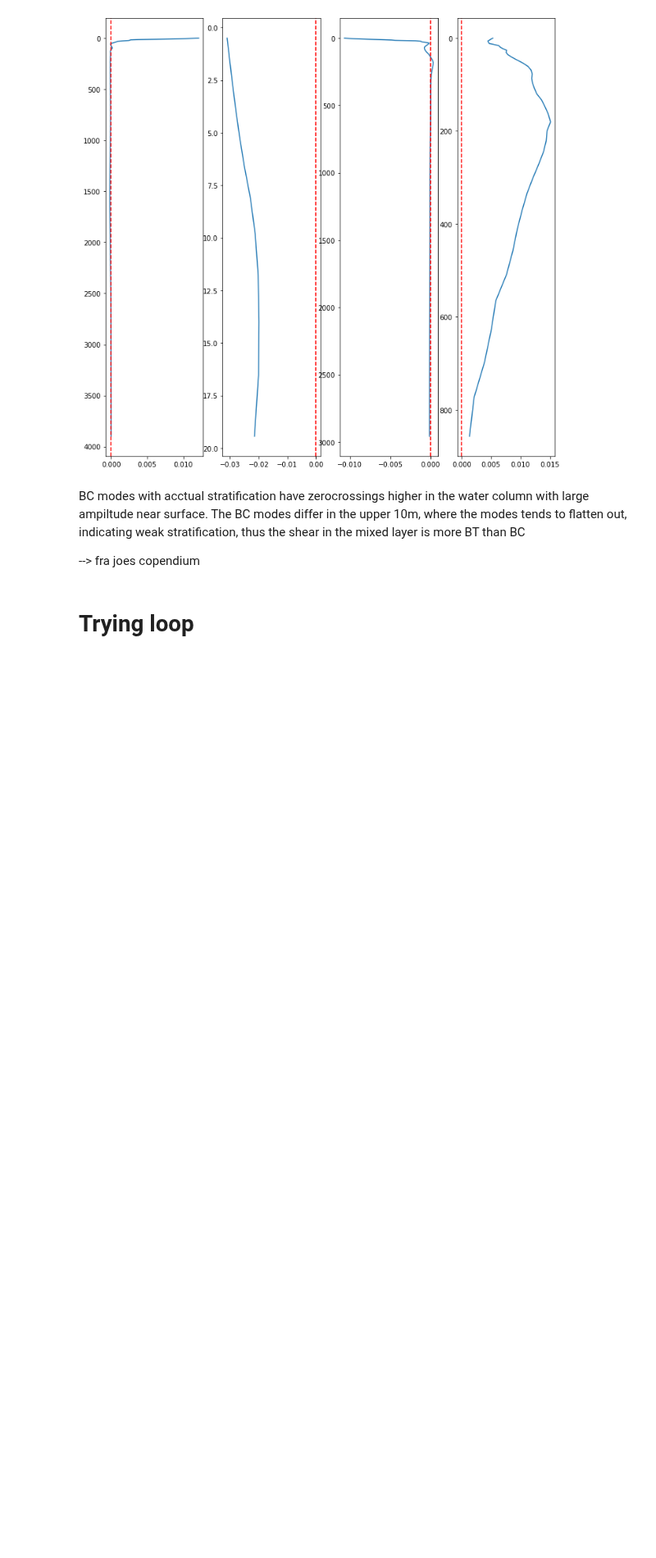
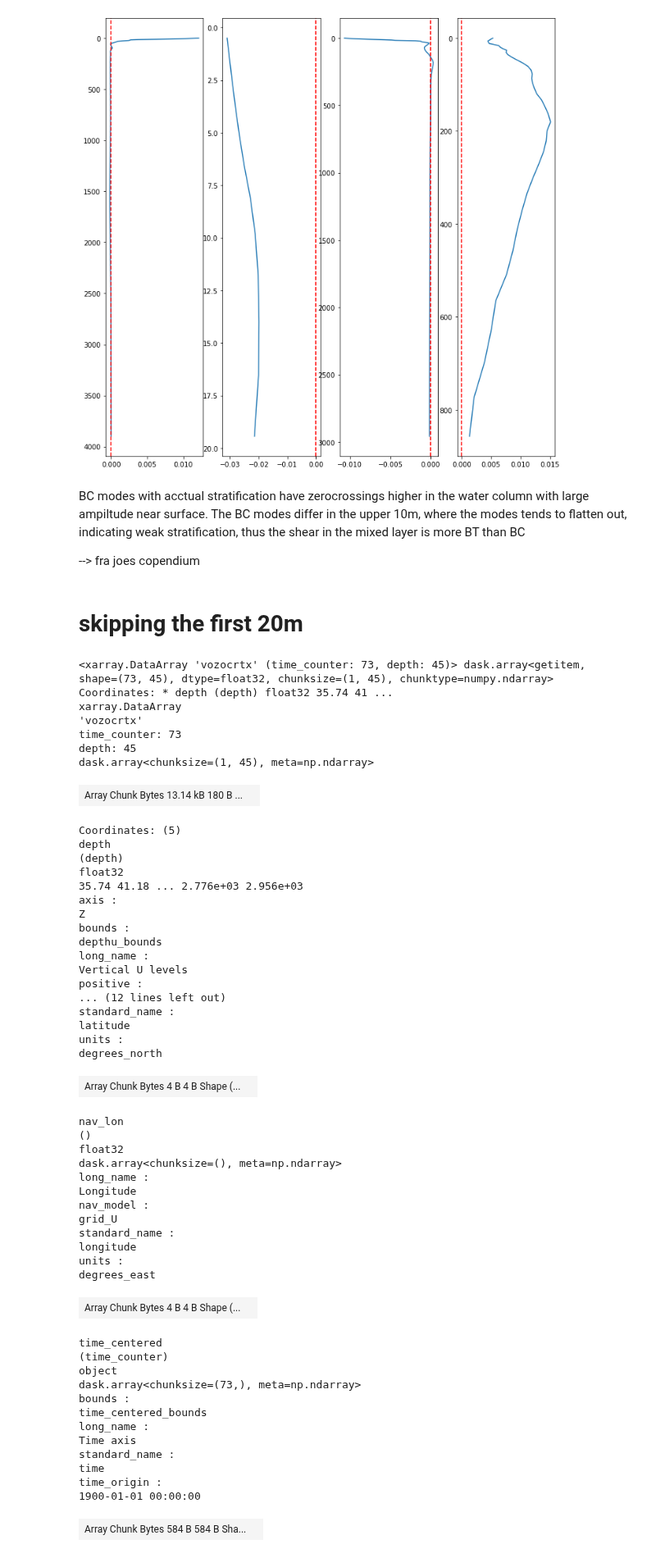
Before and after one commit to kaje2301/Master_2022, a Jupyter notebook: PCz_calculation.ipynb, the cells around one changed output. Shown at 82% size. Saved outputs shown, nothing was run; the diff lists cells and outputs as text; code cells hidden in the pictures; blank space fills up the shorter version.

Commit message:
jobber med å få robust data

```diff
--- a/PCz_calculation.ipynb
+++ b/PCz_calculation.ipynb
@@ -224,5 +224,5 @@ ax4.invert_yaxis()
  BC modes with acctual stratification have zerocrossings higher in the water column with large ampiltude near surface. The BC modes differ in the upper 10m, where the modes tends to flatten out, indicating weak stratification, thus the shear in the mixed layer is more BT than BC
 
  --> fra joes copendium
-# %% [markdown]
-# Trying loop
+# %% [markdown]
+# skipping the first 20m
@@ -228,0 +245,58 @@ ax4.invert_yaxis()
+# %%
+x=500
+y=500
+d = mbathy.isel(x=x, y=y).values
+dyp = u.isel(x=x, y=y, depth = slice(15,d-1))
+dyp
+# %% [output]
+<xarray.DataArray 'vozocrtx' (time_counter: 73, depth: 45)> dask.array<getitem, shape=(73, 45), dtype=float32, chunksize=(1, 45), chunktype=numpy.ndarray> Coordinates: * depth (depth) float32 35.74 41 ...
+xarray.DataArray
+'vozocrtx'
+time_counter: 73
+depth: 45
+dask.array<chunksize=(1, 45), meta=np.ndarray>
+| Array Chunk Bytes 13.14 kB 180 B ... |  |
+Coordinates: (5)
+depth
+(depth)
+float32
+35.74 41.18 ... 2.776e+03 2.956e+03
+axis :
+Z
+bounds :
+depthu_bounds
+long_name :
+Vertical U levels
+positive :
+... (12 lines left out)
+standard_name :
+latitude
+units :
+degrees_north
+| Array Chunk Bytes 4 B 4 B Shape (... |  |
+nav_lon
+()
+float32
+dask.array<chunksize=(), meta=np.ndarray>
+long_name :
+Longitude
+nav_model :
+grid_U
+standard_name :
+longitude
+units :
+degrees_east
+| Array Chunk Bytes 4 B 4 B Shape (... |  |
+time_centered
+(time_counter)
+object
+dask.array<chunksize=(73,), meta=np.ndarray>
+bounds :
+time_centered_bounds
+long_name :
+Time axis
+standard_name :
+time
+time_origin :
+1900-01-01 00:00:00
+| Array Chunk Bytes 584 B 584 B Sha... |  |
```
Also changed, not shown: parts of 4 cells of this notebook, 2 other files.
